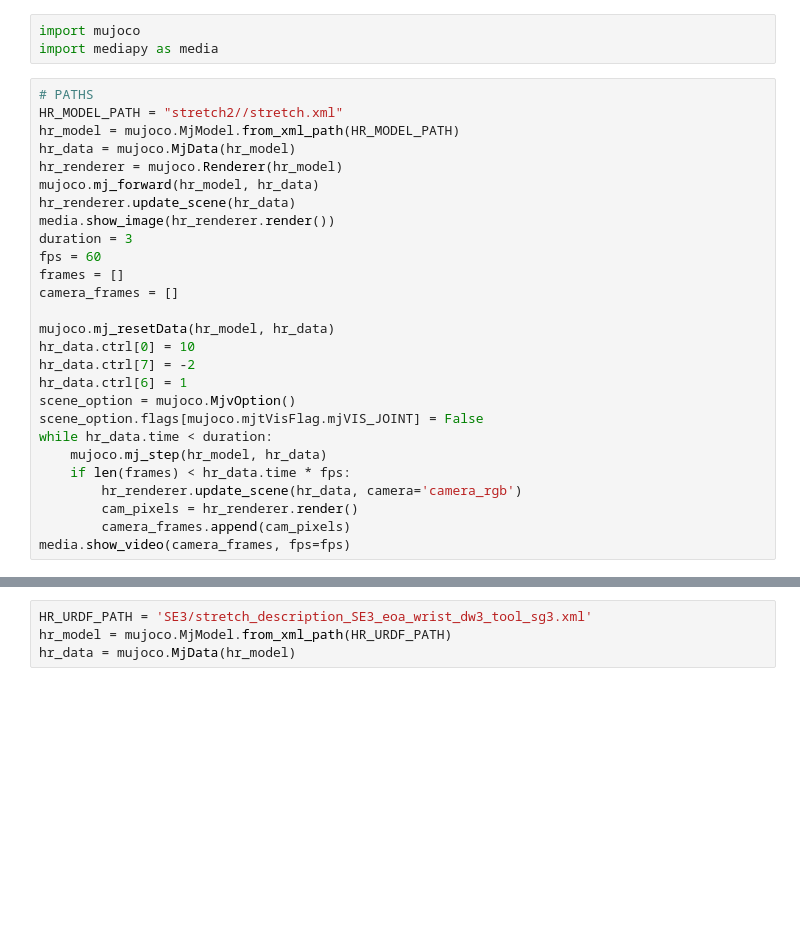
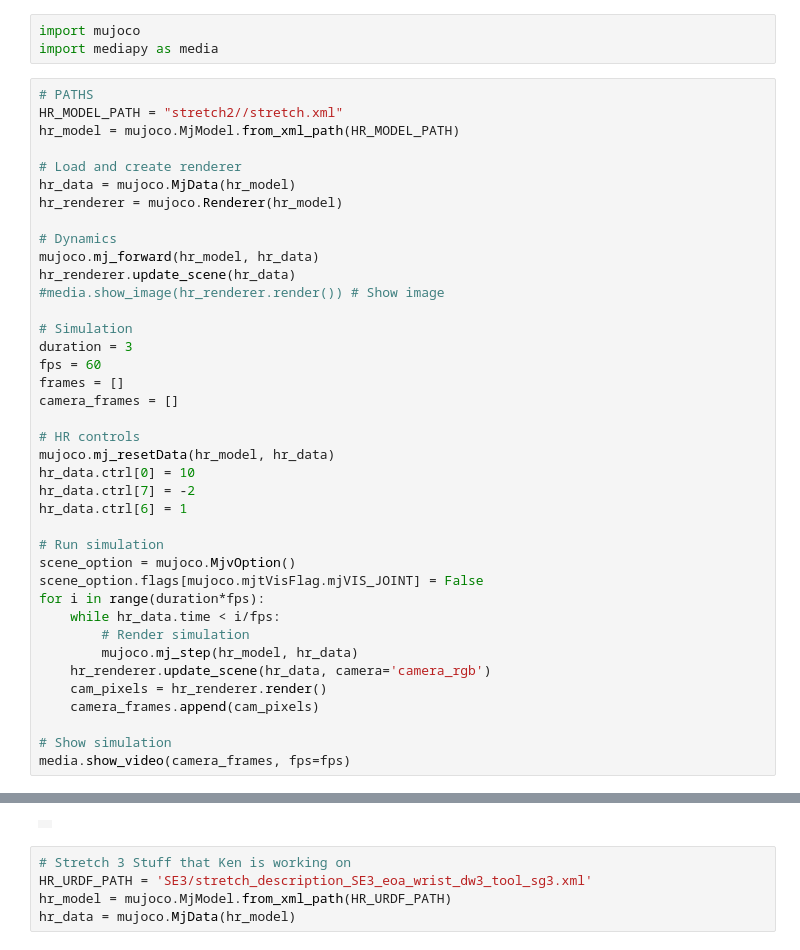
Before and after one commit to kkatodus/TUM_HR, a Jupyter notebook: test.ipynb, the cells around one changed output, grey strips where cells are left out. Cells and saved outputs as stored; diff of their text form; blank space fills up the shorter version.

```diff
--- a/test.ipynb
+++ b/test.ipynb
@@ -5,27 +5,39 @@ import mediapy as media
 # PATHS
 HR_MODEL_PATH = "stretch2//stretch.xml"
 hr_model = mujoco.MjModel.from_xml_path(HR_MODEL_PATH)
+
+# Load and create renderer
 hr_data = mujoco.MjData(hr_model)
 hr_renderer = mujoco.Renderer(hr_model)
+
+# Dynamics
 mujoco.mj_forward(hr_model, hr_data)
 hr_renderer.update_scene(hr_data)
-media.show_image(hr_renderer.render())
+#media.show_image(hr_renderer.render()) # Show image
+
+# Simulation
 duration = 3
 fps = 60
 frames = []
 camera_frames = []
 
+# HR controls
 mujoco.mj_resetData(hr_model, hr_data)
 hr_data.ctrl[0] = 10
 hr_data.ctrl[7] = -2
 hr_data.ctrl[6] = 1
+
+# Run simulation
 scene_option = mujoco.MjvOption()
 scene_option.flags[mujoco.mjtVisFlag.mjVIS_JOINT] = False
-while hr_data.time < duration:
-	mujoco.mj_step(hr_model, hr_data)
-	if len(frames) < hr_data.time * fps:
-		hr_renderer.update_scene(hr_data, camera='camera_rgb')
-		cam_pixels = hr_renderer.render()
-		camera_frames.append(cam_pixels)
+for i in range(duration*fps):
+	while hr_data.time < i/fps:
+		# Render simulation
+		mujoco.mj_step(hr_model, hr_data)
+	hr_renderer.update_scene(hr_data, camera='camera_rgb')
+	cam_pixels = hr_renderer.render()
+	camera_frames.append(cam_pixels)
+
+# Show simulation
 media.show_video(camera_frames, fps=fps)
 # %% [output]
@@ -34,4 +44,6 @@ media.show_video(camera_frames, fps=fps)
+|  |
 # %%
+# Stretch 3 Stuff that Ken is working on
 HR_URDF_PATH = 'SE3/stretch_description_SE3_eoa_wrist_dw3_tool_sg3.xml'
 hr_model = mujoco.MjModel.from_xml_path(HR_URDF_PATH)
 hr_data = mujoco.MjData(hr_model)
```
Also changed, not shown: parts of 1 cell of this notebook.
